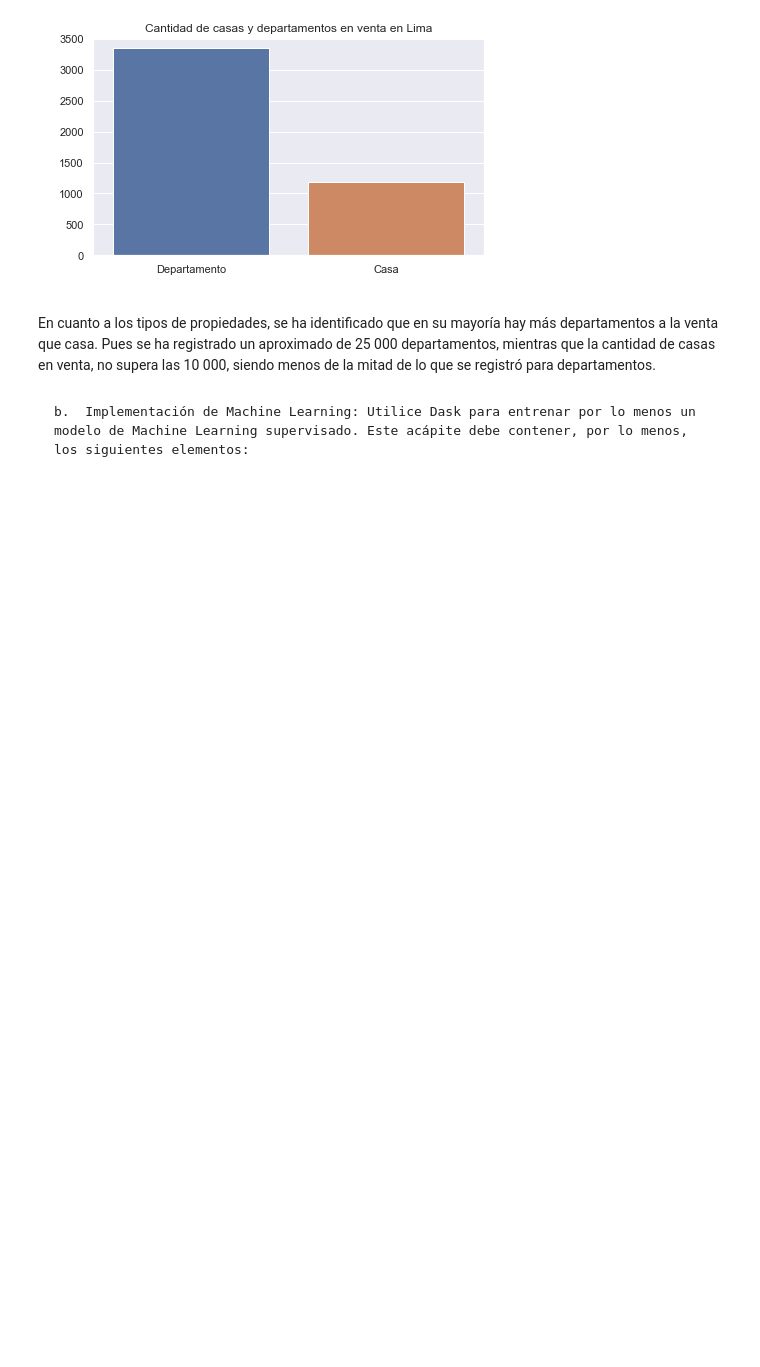
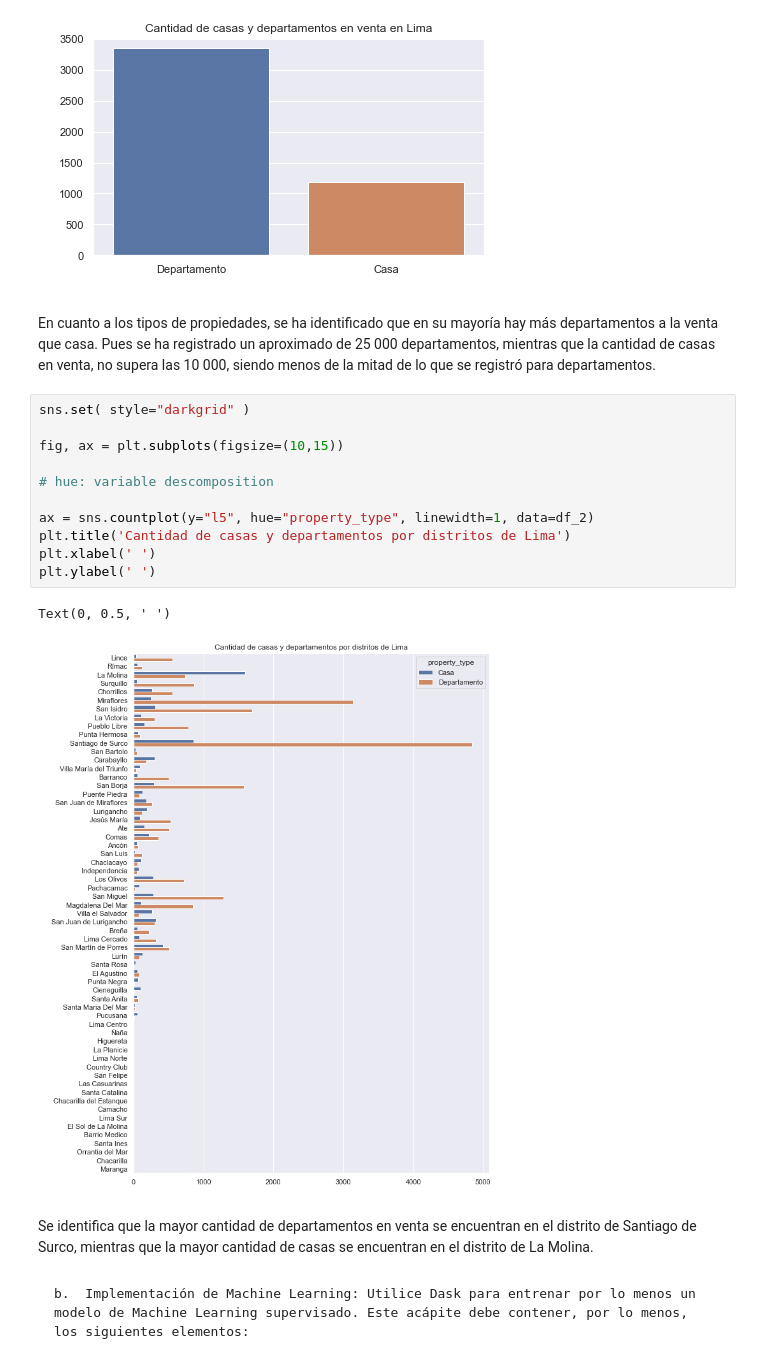
Before and after one commit to humitaz/BigData-Analytics, a Jupyter notebook: Trabajo 2.ipynb, the cells around one changed output. Cells and saved outputs as stored; diff of their text form; blank space fills up the shorter version.

```diff
--- a/Trabajo 2.ipynb
+++ b/Trabajo 2.ipynb
@@ -285,6 +285,22 @@ Text(0, 0.5, ' ')
 [figure]
 # %% [markdown]
 En cuanto a los tipos de propiedades, se ha identificado que en su mayoría hay más departamentos a la venta que casa. Pues se ha registrado un aproximado de 25 000 departamentos, mientras que la cantidad de casas en venta, no supera las 10 000, siendo menos de la mitad de lo que se registró para departamentos.
+# %%
+sns.set( style="darkgrid" )
+
+fig, ax = plt.subplots(figsize=(10,15))
+
+# hue: variable descomposition
+
+ax = sns.countplot(y="l5", hue="property_type", linewidth=1, data=df_2)
+plt.title('Cantidad de casas y departamentos por distritos de Lima')
+plt.xlabel(' ')
+plt.ylabel(' ')
+# %% [output]
+Text(0, 0.5, ' ')
+[figure, added]
+# %% [markdown]
+Se identifica que la mayor cantidad de departamentos en venta se encuentran en el distrito de Santiago de Surco, mientras que la mayor cantidad de casas se encuentran en el distrito de La Molina.
 # %% [markdown]
     b.	Implementación de Machine Learning: Utilice Dask para entrenar por lo menos un modelo de Machine Learning supervisado. Este acápite debe contener, por lo menos, los siguientes elementos:
 # %% [markdown]
```
